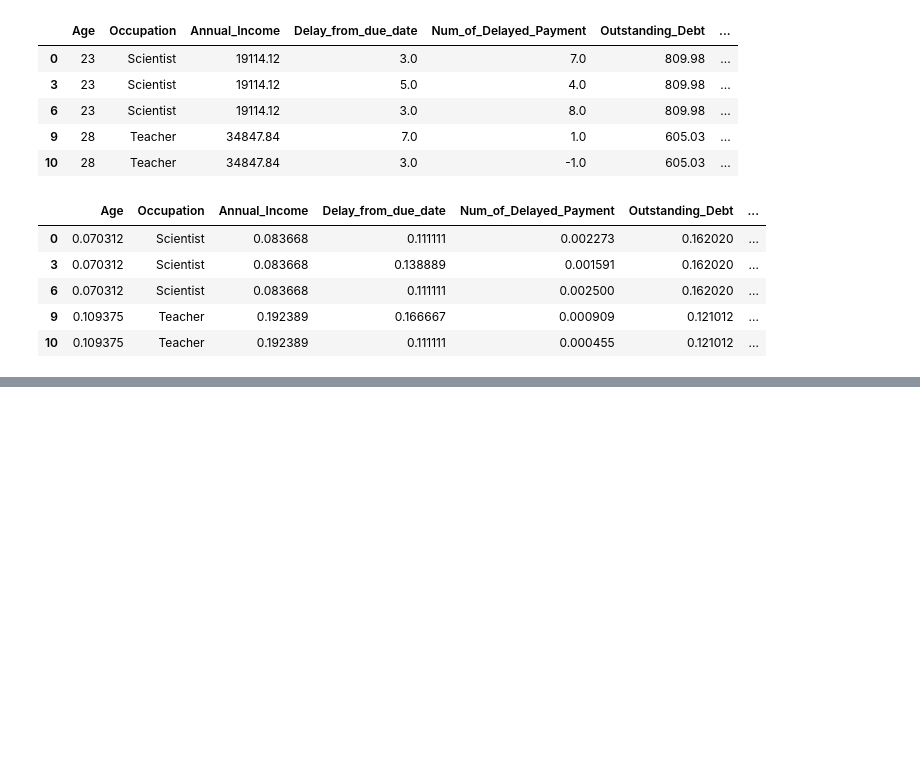
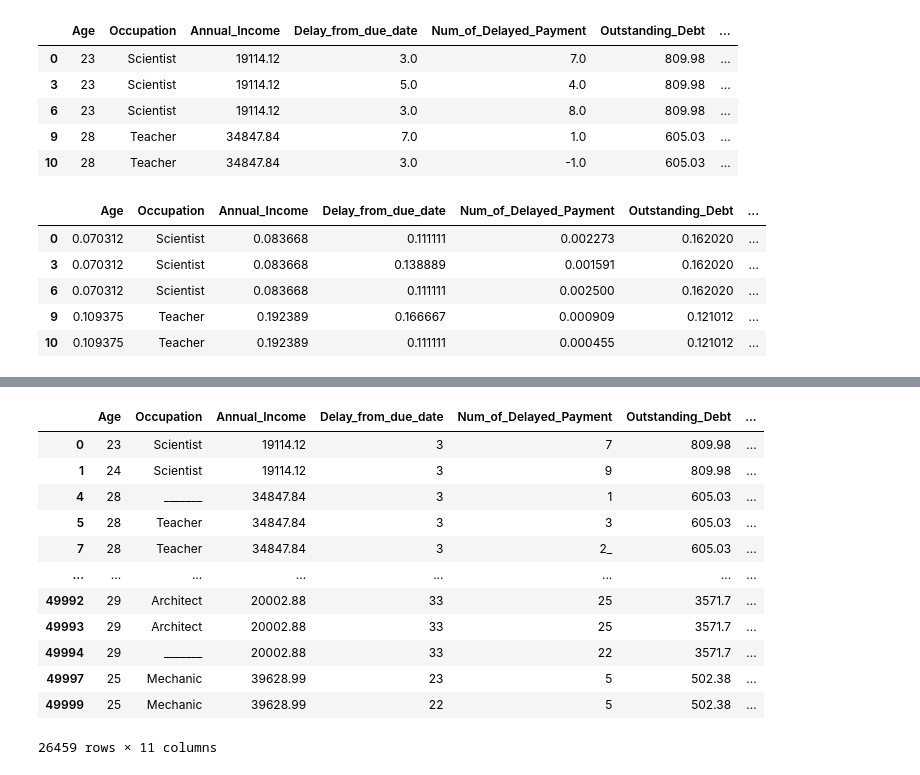
Before and after one commit to nguyenthithaovan14/Group_Credit_Score_Classification, a Jupyter notebook: Code Python.ipynb, the cells around one changed output, grey strips where cells are left out. Cells and saved outputs as stored; diff of their text form; code cells hidden in the pictures; blank space fills up the shorter version.

```diff
--- a/Code Python.ipynb
+++ b/Code Python.ipynb
@@ -451,0 +619,24 @@ train_cleaned.head()
+# %%
+#loại bỏ tất cả các hàng trong DataFrame test mà có ít nhất một giá trị thiếu
+test = test.dropna().copy()
+# %%
+#Xóa các cột nằm ngoài phạm vi mô hình
+test_col = ['ID','Customer_ID','Month','Name','SSN','Monthly_Inhand_Salary','Num_Bank_Accounts','Num_Credit_Card',
+         'Interest_Rate','Num_of_Loan','Type_of_Loan','Changed_Credit_Limit','Num_Credit_Inquiries','Credit_Mix',
+         'Credit_Utilization_Ratio','Amount_invested_monthly']
+test = test.drop(d_col , axis=1).copy()
+test
+# %% [output]
+|  | Age | Occupation | Annual_Income | Delay_from_due_date | Num_of_Delayed_Payment | Outstanding_Debt | ... |
+| 0 | 23 | Scientist | 19114.12 | 3 | 7 | 809.98 | ... |
+| 1 | 24 | Scientist | 19114.12 | 3 | 9 | 809.98 | ... |
+| 4 | 28 | _______ | 34847.84 | 3 | 1 | 605.03 | ... |
+| 5 | 28 | Teacher | 34847.84 | 3 | 3 | 605.03 | ... |
+| 7 | 28 | Teacher | 34847.84 | 3 | 2_ | 605.03 | ... |
+| ... | ... | ... | ... | ... | ... | ... | ... |
+| 49992 | 29 | Architect | 20002.88 | 33 | 25 | 3571.7 | ... |
+| 49993 | 29 | Architect | 20002.88 | 33 | 25 | 3571.7 | ... |
+| 49994 | 29 | _______ | 20002.88 | 33 | 22 | 3571.7 | ... |
+| 49997 | 25 | Mechanic | 39628.99 | 23 | 5 | 502.38 | ... |
+| 49999 | 25 | Mechanic | 39628.99 | 22 | 5 | 502.38 | ... |
+26459 rows × 11 columns
```
Also changed, not shown: parts of 32 cells of this notebook.
